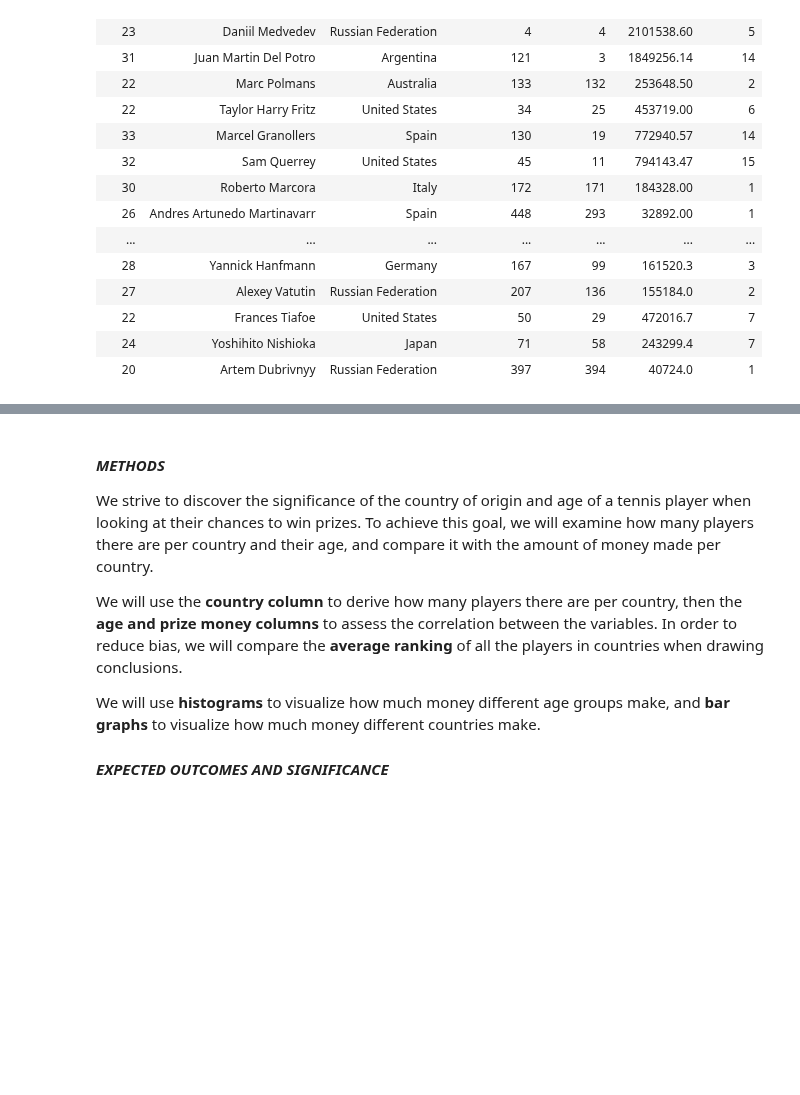
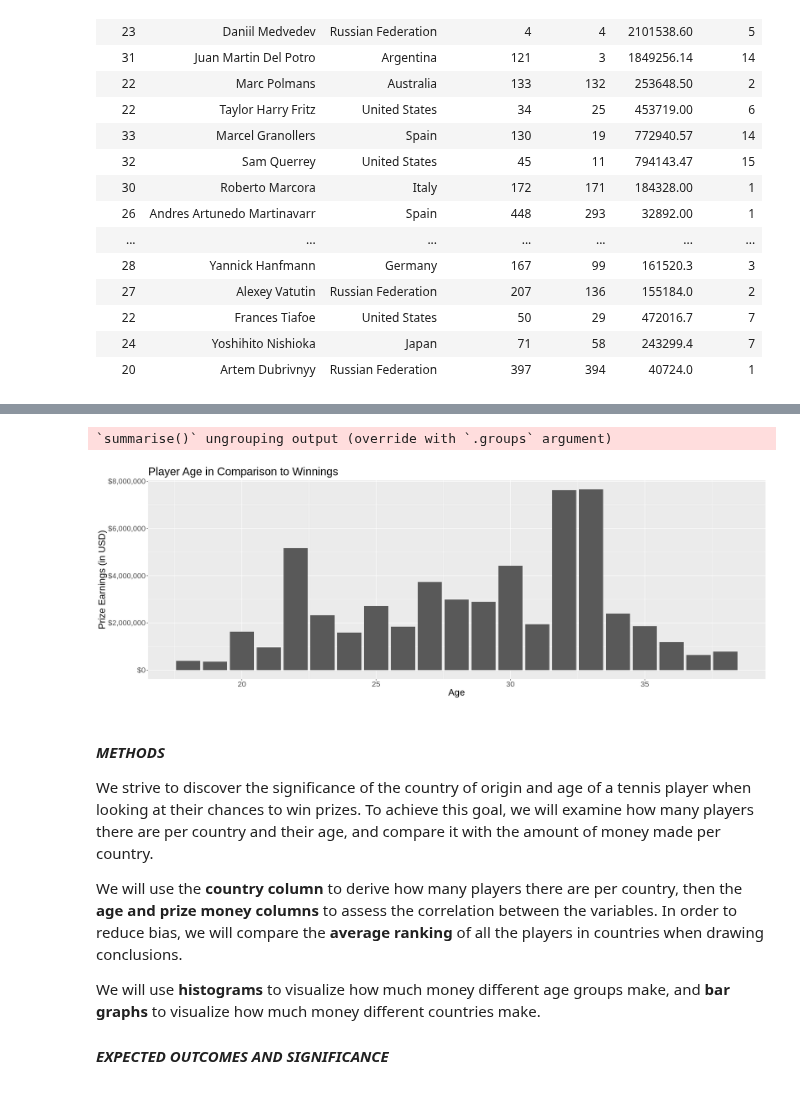
Before and after one commit to cpureza/dsci_group_project, a Jupyter notebook: dsci_project_folder/Fridays_Work.ipynb, the cells around one changed output, grey strips where cells are left out. Cells and saved outputs as stored; diff of their text form; code cells hidden in the pictures; blank space fills up the shorter version.

Commit message:
Age vs Money Bar graph

```diff
--- a/dsci_project_folder/Fridays_Work.ipynb
+++ b/dsci_project_folder/Fridays_Work.ipynb
@@ -275,3 +293,24 @@ Country_vs_Money
+# %%
+#Bar Graph age vs money
+
+options(repr.plot.width = 20, repr.plot.height = 7)
+
+Age_vs_PrizeMoney <- training_data %>%
+    group_by(Prize.Money) %>%
+    summarize(Age = mean(Age))
+
+tennis_histogram_plot <- ggplot(Age_vs_PrizeMoney, aes(x = Age, y=Prize.Money)) +
+    geom_bar(stat = "identity") +
+    labs(x = "Age", y = "Prize Earnings (in USD)") +
+    ggtitle("Player Age in Comparison to Winnings") +
+    theme(text = element_text(size = 20)) +
+    scale_y_continuous(labels = dollar_format())
+
+tennis_histogram_plot
+# histogram_plot_2
+# %% [output]
+`summarise()` ungrouping output (override with `.groups` argument)
+[figure, added]
 # %% [markdown]
 #### *METHODS*
 We strive to discover the significance of the country of origin and age of a tennis player when looking at their chances to win prizes. To achieve this goal, we will examine how many players there are per country and their age, and compare it with the amount of money made per country.
```
Also changed, not shown: parts of 4 cells of this notebook.
